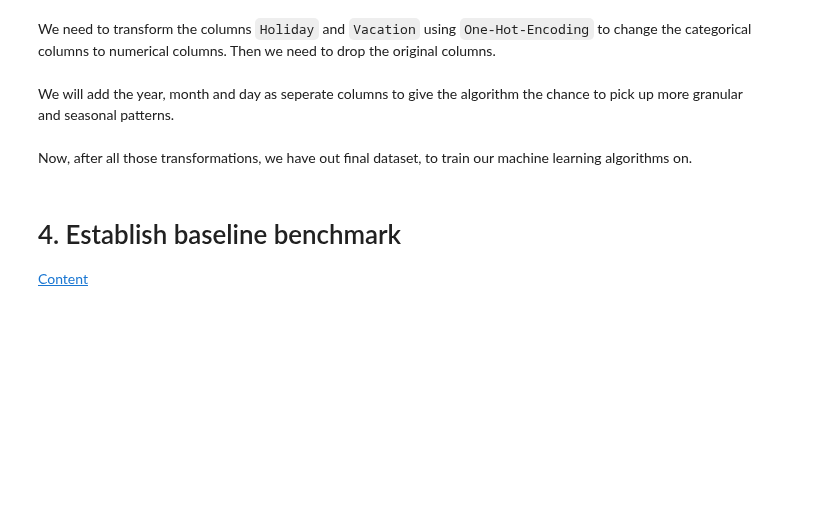
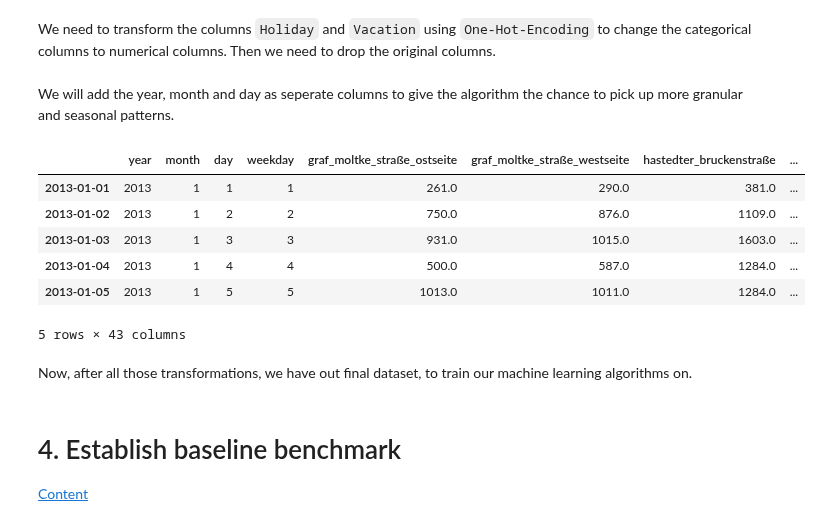
Before and after one commit to Rudinius/Bike_usage_Bremen, a Jupyter notebook: 3_Model_Training.ipynb, the cells around one changed output. Cells and saved outputs as stored; diff of their text form; code cells hidden in the pictures; blank space fills up the shorter version.

```diff
--- a/3_Model_Training.ipynb
+++ b/3_Model_Training.ipynb
@@ -120,14 +124,23 @@ We will add the year, month and day as seperate columns to give the algorithm th
 # %%
 df_date = pd.DataFrame(data = {
     "year": df.index.year,
     "month": df.index.month,
     "day": df.index.day
 }, index=pd.to_datetime(df.index.values))
 
-df_transformed_date = pd.concat([df_date, df_transformed], axis=1)
+df_transformed_date = (pd.concat([df_date, df_transformed], axis=1)
+                        .clean_names(strip_underscores="both"))
 
 # Check dataframe
-#df_transformed_date.head()
+df_transformed_date.head()
+# %% [output]
+|  | year | month | day | weekday | graf_moltke_straße_ostseite | graf_moltke_straße_westseite | hastedter_bruckenstraße | ... |
+| 2013-01-01 | 2013 | 1 | 1 | 1 | 261.0 | 290.0 | 381.0 | ... |
+| 2013-01-02 | 2013 | 1 | 2 | 2 | 750.0 | 876.0 | 1109.0 | ... |
+| 2013-01-03 | 2013 | 1 | 3 | 3 | 931.0 | 1015.0 | 1603.0 | ... |
+| 2013-01-04 | 2013 | 1 | 4 | 4 | 500.0 | 587.0 | 1284.0 | ... |
+| 2013-01-05 | 2013 | 1 | 5 | 5 | 1013.0 | 1011.0 | 1284.0 | ... |
+5 rows × 43 columns
 # %% [markdown]
 Now, after all those transformations, we have out final dataset, to train our machine learning algorithms on.
 # %% [markdown]
```
Also changed, not shown: parts of 13 cells of this notebook.
